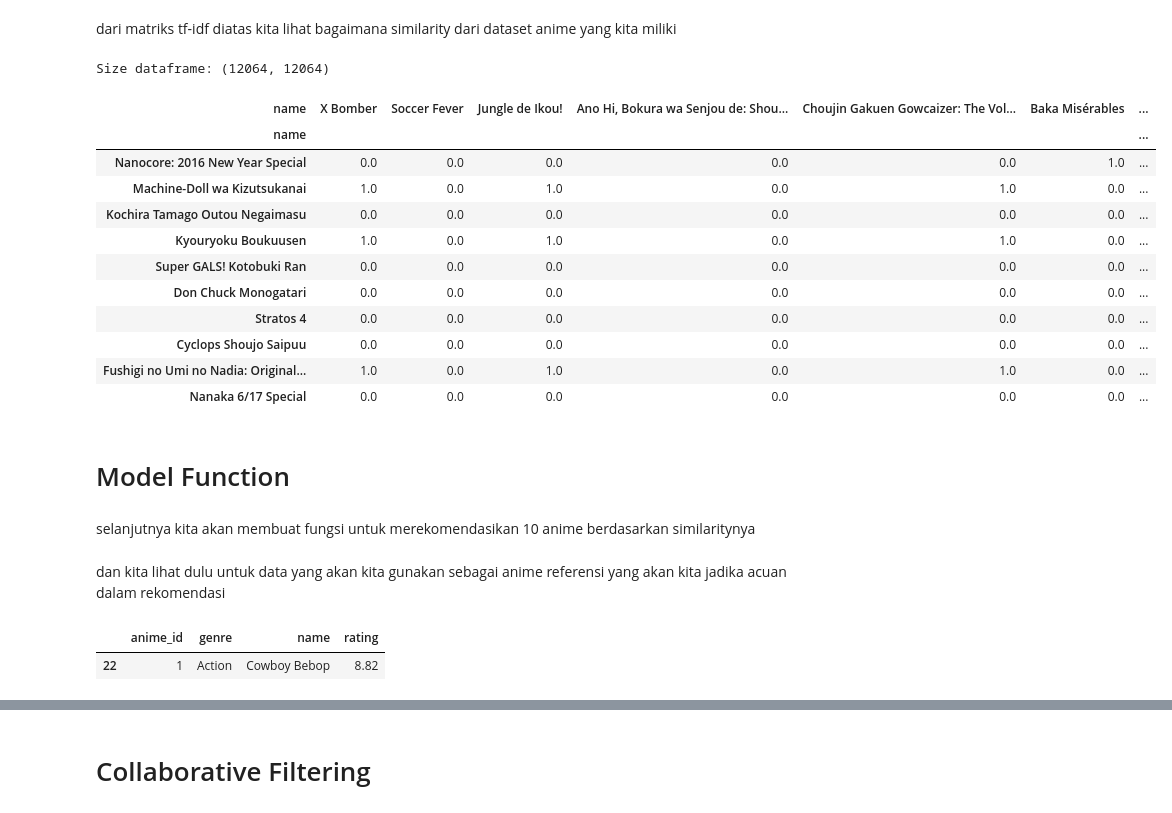
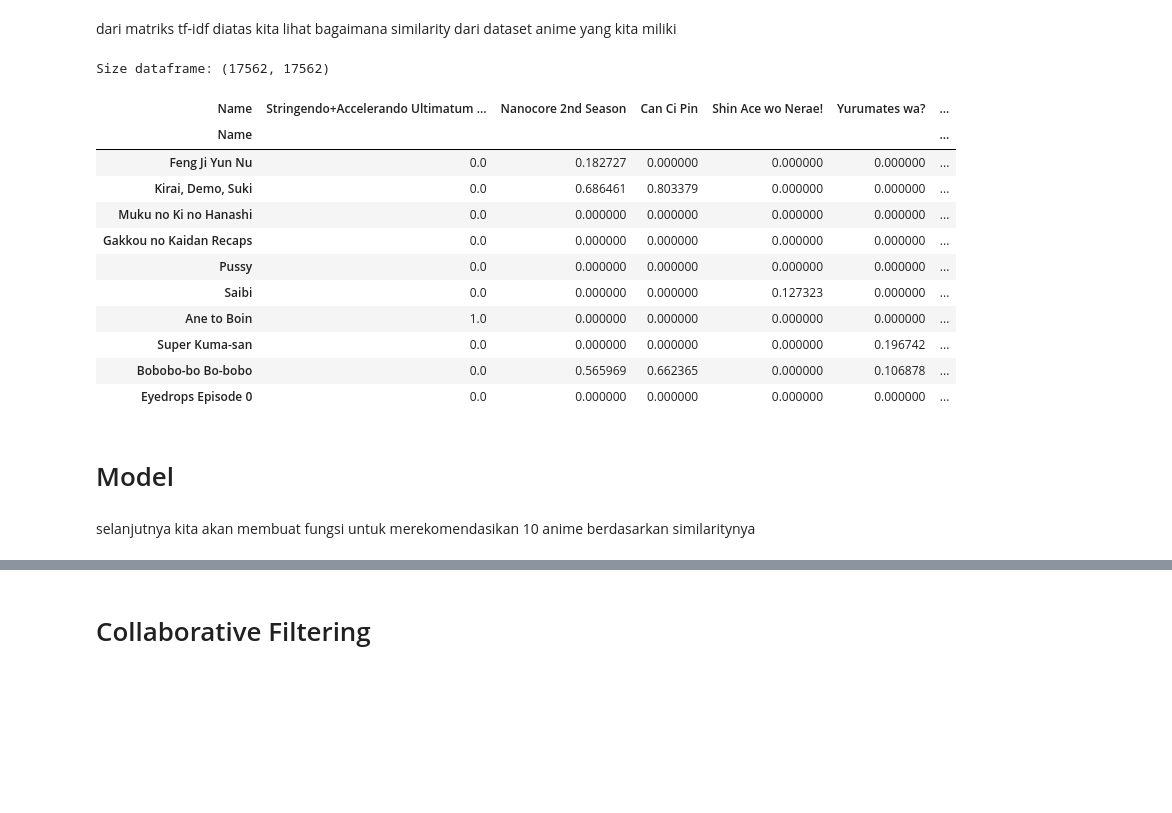
Before and after one commit to el-thobhy/Recommendation-system, a Jupyter notebook: Recommendation_System.ipynb, the cells around one changed output, grey strips where cells are left out. Drawn from its saved outputs; the diff is of its cells as text; code cells hidden in the pictures; blank space fills up the shorter version.

```diff
--- a/Recommendation_System.ipynb
+++ b/Recommendation_System.ipynb
@@ -174,8 +166,3 @@ Name: rating, dtype: float64
 dari data diatas dapat dilihat bahwa skala dari rating yang diberikan adalah 1-10
 # %% [markdown]
 Selanjutnya kita akan melihat data genre yang terdapat pada dataset anime sebagai berikut
-# %%
-for x in range(len(df_anime)):
-  df_anime['genre'][x] = str(df_anime['genre'][x]).split(',')[0]
-
-df_anime[['genre', 'name']].head()
@@ -237,2 +246,0 @@ terdapat 230 missing value pada column rating dataset anime, maka kita akan meng
-# %%
-df_anime.dropna(axis=0, inplace=True)
@@ -280,7 +290,7 @@ df_rating.duplicated().sum()
 pertama kita akan mempersiapkan data untuk cosine similarity dengan TfidfVectorizer, lalu mendapatkan fiur penting pada data genre
 # %%
 tfid = TfidfVectorizer(stop_words='english')
-tfid.fit(df_anime['genre'])
+tfid.fit(df_anime['Genres'])
 tfid.get_feature_names()
 # %% [output]
 ['action',
@@ -303,6 +313,6 @@ tfid.get_feature_names()
 # %% [markdown]
 selanjutnya kita akan melakukan fitting dan mengubah kedalam bentuk matriks
 # %%
-tfidf_matrix = tfid.fit_transform(df_anime['genre'])
+tfidf_matrix = tfid.fit_transform(df_anime['Genres'])
 tfidf_matrix.shape
 # %% [output]
@@ -325,26 +341,26 @@ array([[1., 0., 0., ..., 0., 0., 0.],
 # %% [markdown]
 dari matriks tf-idf diatas kita lihat bagaimana similarity dari dataset anime yang kita miliki
 # %%
-cosine_sim_df = pd.DataFrame(cosine_sim, index=df_anime['name'],
-                             columns=df_anime['name'])
+cosine_sim_df = pd.DataFrame(cosine_sim, index=df_anime['Name'],
+                             columns=df_anime['Name'])
 print('Size dataframe:', cosine_sim_df.shape)
 cosine_sim_df.sample(10, axis=1).sample(10, axis=0)
 # %% [output]
-Size dataframe: (12064, 12064)
+Size dataframe: (17562, 17562)
-| name | X Bomber | Soccer Fever | Jungle de Ikou! | Ano Hi, Bokura wa Senjou de: Shou... | Choujin Gakuen Gowcaizer: The Vol... | Baka Misérables | ... |
-| name |  |  |  |  |  |  | ... |
-| Nanocore: 2016 New Year Special | 0.0 | 0.0 | 0.0 | 0.0 | 0.0 | 1.0 | ... |
-| Machine-Doll wa Kizutsukanai | 1.0 | 0.0 | 1.0 | 0.0 | 1.0 | 0.0 | ... |
-| Kochira Tamago Outou Negaimasu | 0.0 | 0.0 | 0.0 | 0.0 | 0.0 | 0.0 | ... |
-| Kyouryoku Boukuusen | 1.0 | 0.0 | 1.0 | 0.0 | 1.0 | 0.0 | ... |
-| Super GALS! Kotobuki Ran | 0.0 | 0.0 | 0.0 | 0.0 | 0.0 | 0.0 | ... |
-| Don Chuck Monogatari | 0.0 | 0.0 | 0.0 | 0.0 | 0.0 | 0.0 | ... |
-| Stratos 4 | 0.0 | 0.0 | 0.0 | 0.0 | 0.0 | 0.0 | ... |
-| Cyclops Shoujo Saipuu | 0.0 | 0.0 | 0.0 | 0.0 | 0.0 | 0.0 | ... |
-| Fushigi no Umi no Nadia: Original... | 1.0 | 0.0 | 1.0 | 0.0 | 1.0 | 0.0 | ... |
-| Nanaka 6/17 Special | 0.0 | 0.0 | 0.0 | 0.0 | 0.0 | 0.0 | ... |
+| Name | Stringendo+Accelerando Ultimatum ... | Nanocore 2nd Season | Can Ci Pin | Shin Ace wo Nerae! | Yurumates wa? | ... |
+| Name |  |  |  |  |  | ... |
+| Feng Ji Yun Nu | 0.0 | 0.182727 | 0.000000 | 0.000000 | 0.000000 | ... |
+| Kirai, Demo, Suki | 0.0 | 0.686461 | 0.803379 | 0.000000 | 0.000000 | ... |
+| Muku no Ki no Hanashi | 0.0 | 0.000000 | 0.000000 | 0.000000 | 0.000000 | ... |
+| Gakkou no Kaidan Recaps | 0.0 | 0.000000 | 0.000000 | 0.000000 | 0.000000 | ... |
+| Pussy | 0.0 | 0.000000 | 0.000000 | 0.000000 | 0.000000 | ... |
+| Saibi | 0.0 | 0.000000 | 0.000000 | 0.127323 | 0.000000 | ... |
+| Ane to Boin | 1.0 | 0.000000 | 0.000000 | 0.000000 | 0.000000 | ... |
+| Super Kuma-san | 0.0 | 0.000000 | 0.000000 | 0.000000 | 0.196742 | ... |
+| Bobobo-bo Bo-bobo | 0.0 | 0.565969 | 0.662365 | 0.000000 | 0.106878 | ... |
+| Eyedrops Episode 0 | 0.0 | 0.000000 | 0.000000 | 0.000000 | 0.000000 | ... |
 # %% [markdown]
-# Model Function
+# Model
 # %% [markdown]
 selanjutnya kita akan membuat fungsi untuk merekomendasikan 10 anime berdasarkan similaritynya
 # %%
@@ -360,11 +376,3 @@ def AnimeRecommendations(anime_name, similarity_data=cosine_sim_df,
     closest = similarity_data.columns[index[-1:-(k+2):-1]]
     closest = closest.drop(anime_name, errors='ignore')
     return pd.DataFrame(closest).merge(items).head(k)
-# %% [markdown]
-dan kita lihat dulu untuk data yang akan kita gunakan sebagai anime referensi yang akan kita jadika acuan dalam rekomendasi
-# %%
-find_name = df_anime[df_anime['name'] == 'Cowboy Bebop']
-find_name
-# %% [output]
-|  | anime_id | genre | name | rating |
-| 22 | 1 | Action | Cowboy Bebop | 8.82 |
```
Also changed, not shown: parts of 49 cells of this notebook.
